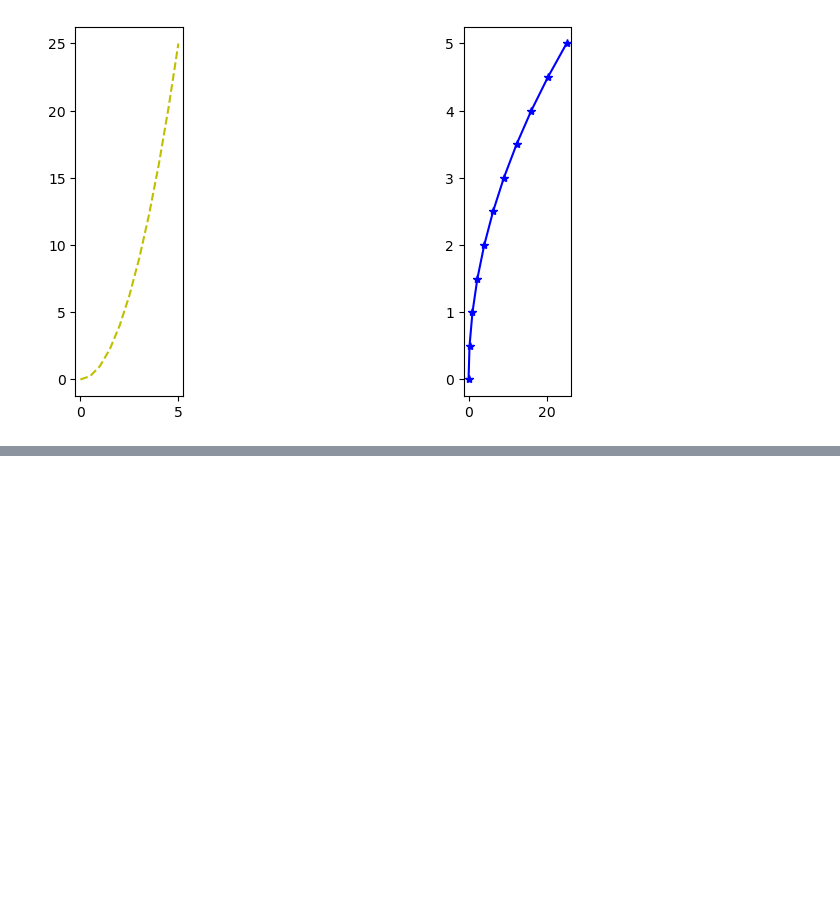
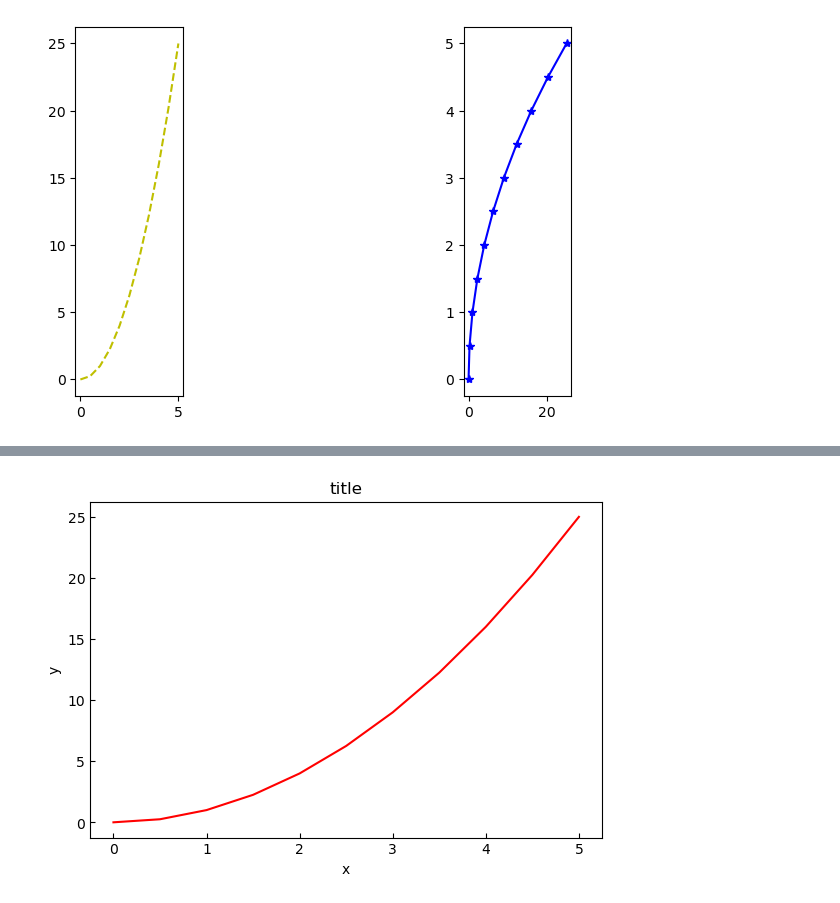
Before and after one commit to choi55j/-2023-09, a Jupyter notebook: choi/수파이썬/10강.ipynb, the cells around one changed output, grey strips where cells are left out. Drawn from its saved outputs; the diff is of its cells as text; code cells hidden in the pictures; blank space fills up the shorter version.

```diff
--- a/choi/수파이썬/10강.ipynb
+++ b/choi/수파이썬/10강.ipynb
@@ -87,0 +141,10 @@ plt.plot(y,x,'b*-')
+# %%
+fig = plt.figure()
+axes = fig.add_axes([0,0,0.8,0.7])
+axes.plot(x,y,'r')
+axes.set_xlabel('x')
+axes.set_ylabel('y')
+axes.set_title('title')
+axes.tick_params(direction='in')
+# %% [output]
+[figure, added]
```
Also changed, not shown: parts of 13 cells of this notebook.
